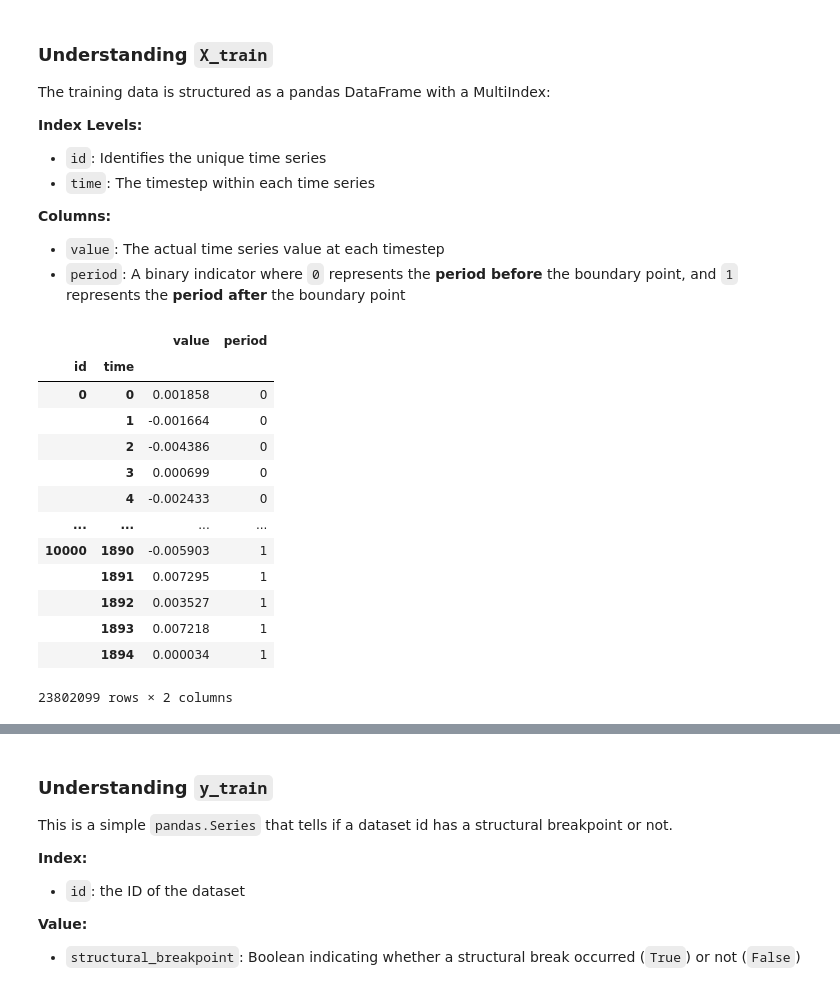
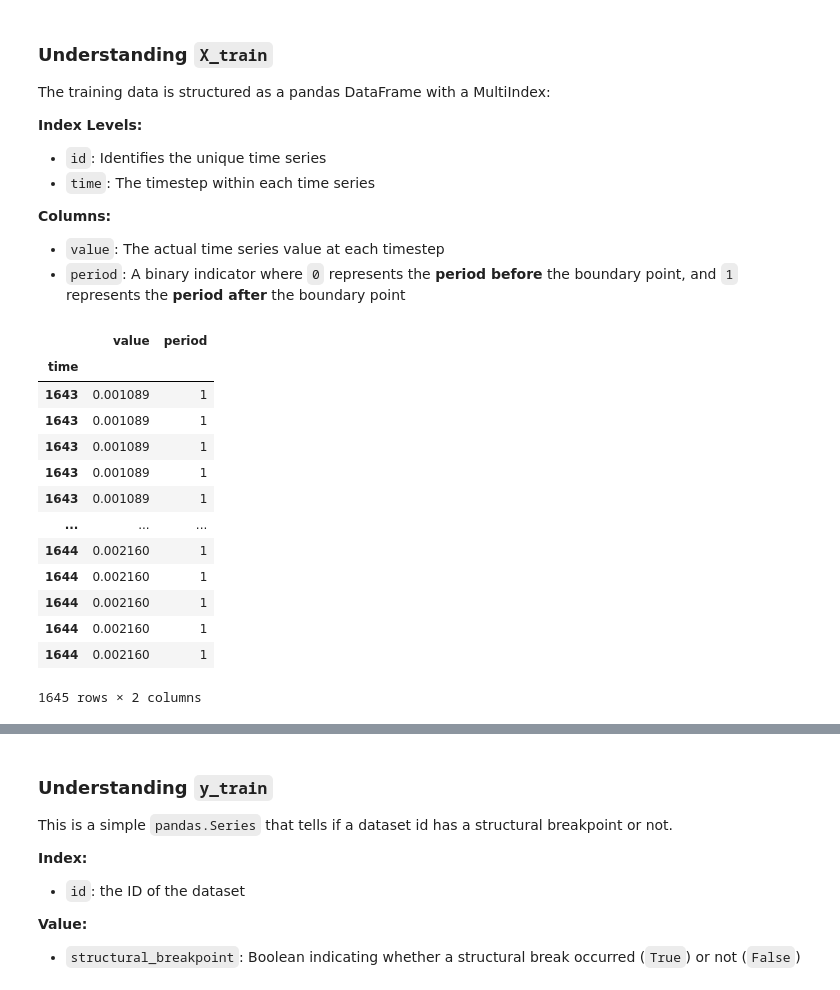
Before and after one commit to Zpazza/structured-data, a Jupyter notebook: competitions/structural-break/quickstarters/baseline/baseline.ipynb, the cells around one changed output, grey strips where cells are left out. Drawn from its saved outputs; the diff is of its cells as text; code cells hidden in the pictures.

```diff
--- a/competitions/structural-break/quickstarters/baseline/baseline.ipynb
+++ b/competitions/structural-break/quickstarters/baseline/baseline.ipynb
@@ -101,20 +125,3 @@ The training data is structured as a pandas DataFrame with a MultiIndex:
 **Columns:**
 - `value`: The actual time series value at each timestep
 - `period`: A binary indicator where `0` represents the **period before** the boundary point, and `1` represents the **period after** the boundary point
-# %%
-X_train
-# %% [output]
-|  |  | value | period |
-| id | time |  |  |
-| 0 | 0 | 0.001858 | 0 |
-|  | 1 | -0.001664 | 0 |
-|  | 2 | -0.004386 | 0 |
-|  | 3 | 0.000699 | 0 |
-|  | 4 | -0.002433 | 0 |
-| ... | ... | ... | ... |
-| 10000 | 1890 | -0.005903 | 1 |
-|  | 1891 | 0.007295 | 1 |
-|  | 1892 | 0.003527 | 1 |
-|  | 1893 | 0.007218 | 1 |
-|  | 1894 | 0.000034 | 1 |
-23802099 rows × 2 columns
@@ -120,0 +130,20 @@ X_train
+# %%
+idx = X_train.loc[0].period==0
+idx = idx.astype(int)
+# %%
+X_train.loc[0].iloc[~idx]
+# %% [output]
+|  | value | period |
+| time |  |  |
+| 1643 | 0.001089 | 1 |
+| 1643 | 0.001089 | 1 |
+| 1643 | 0.001089 | 1 |
+| 1643 | 0.001089 | 1 |
+| 1643 | 0.001089 | 1 |
+| ... | ... | ... |
+| 1644 | 0.002160 | 1 |
+| 1644 | 0.002160 | 1 |
+| 1644 | 0.002160 | 1 |
+| 1644 | 0.002160 | 1 |
+| 1644 | 0.002160 | 1 |
+1645 rows × 2 columns
```
Also changed, not shown: parts of 21 cells of this notebook.
